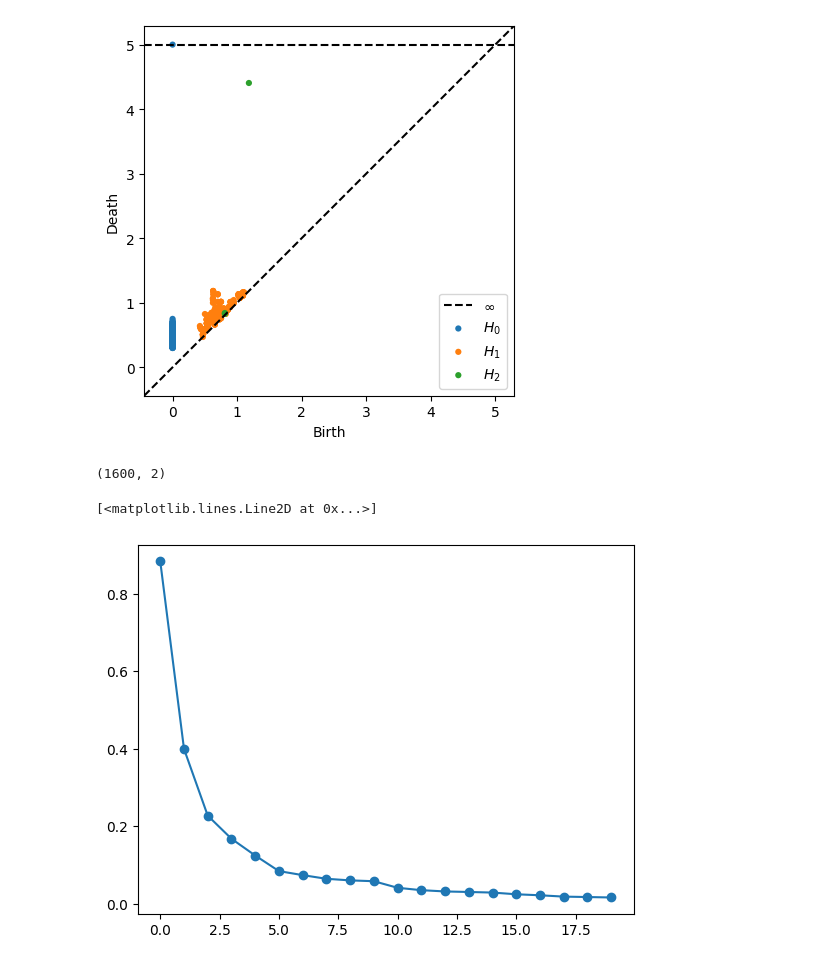
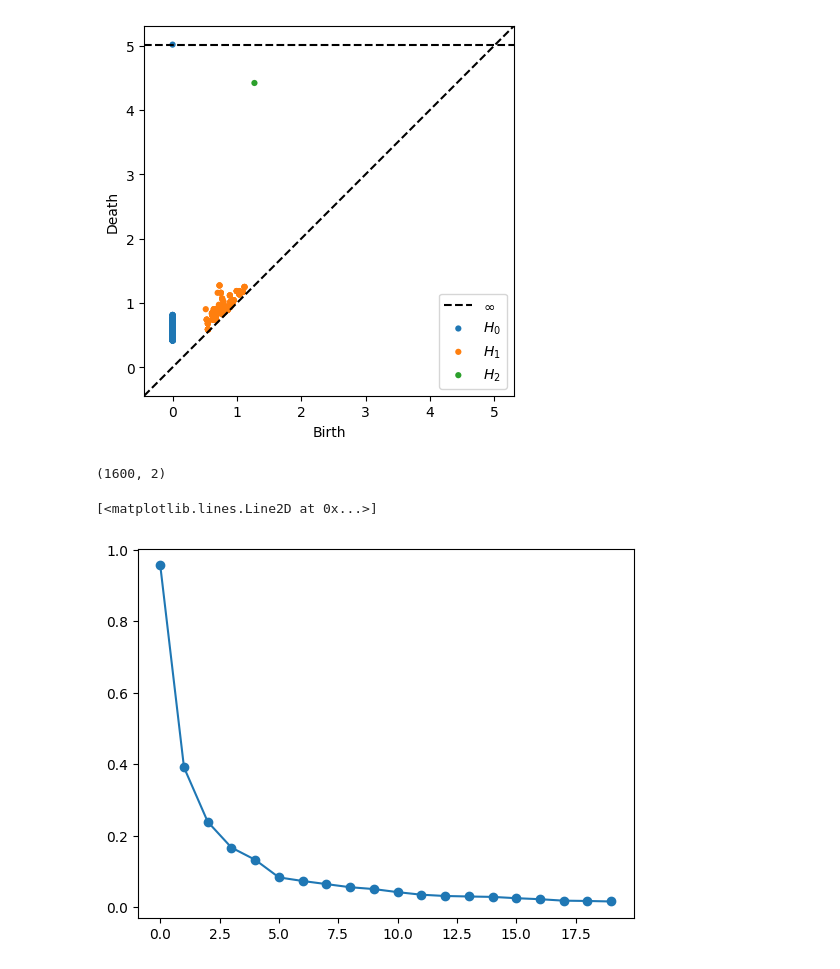
Before and after one commit to mtsch/DREiMac, a Jupyter notebook: docs/notebooks/movingDot.ipynb, the cells around one changed output. Saved outputs shown, nothing was run; the diff lists cells and outputs as text; code cells hidden in the pictures.

```diff
--- a/docs/notebooks/movingDot.ipynb
+++ b/docs/notebooks/movingDot.ipynb
@@ -39,0 +12,5 @@ PlotUtils.plot_patches(P, zoom=1)
+# %%
+P = GeometryExamples.moving_dot(40)
+
+plt.figure(figsize=(12,12))
+PlotUtils.plot_patches(P, zoom=1)
@@ -40,10 +20,10 @@ PlotUtils.plot_patches(P, zoom=1)
 # %%
-cpc = ComplexProjectiveCoords(P, n_landmarks=400)
+cpc = ComplexProjectiveCoords(P, n_landmarks=300)
 
 fig = plt.figure()
 plot_diagrams(cpc.dgms_)
 # %% [output]
-[figure, old version]
+[figure, new version]
 # %%
 coords = cpc.get_coordinates(perc=0.3, partunity_fn=PartUnity.exp)
 print(coords.shape)
@@ -54,7 +34,7 @@ coords_R3 = ProjectiveMapUtils.hopf_map(coords)
 plt.plot(cpc.variance_[:20], "-o")
 # %% [output]
 [<matplotlib.lines.Line2D at 0x...>]
-[figure, old version]
+[figure, new version]
 # %%
 coords_R2 = ProjectiveMapUtils.stereographic_projection_hemispheres(coords_R3)
 print(coords_R2.shape)
```
Also changed, not shown: parts of 4 cells of this notebook, 2 other files.
